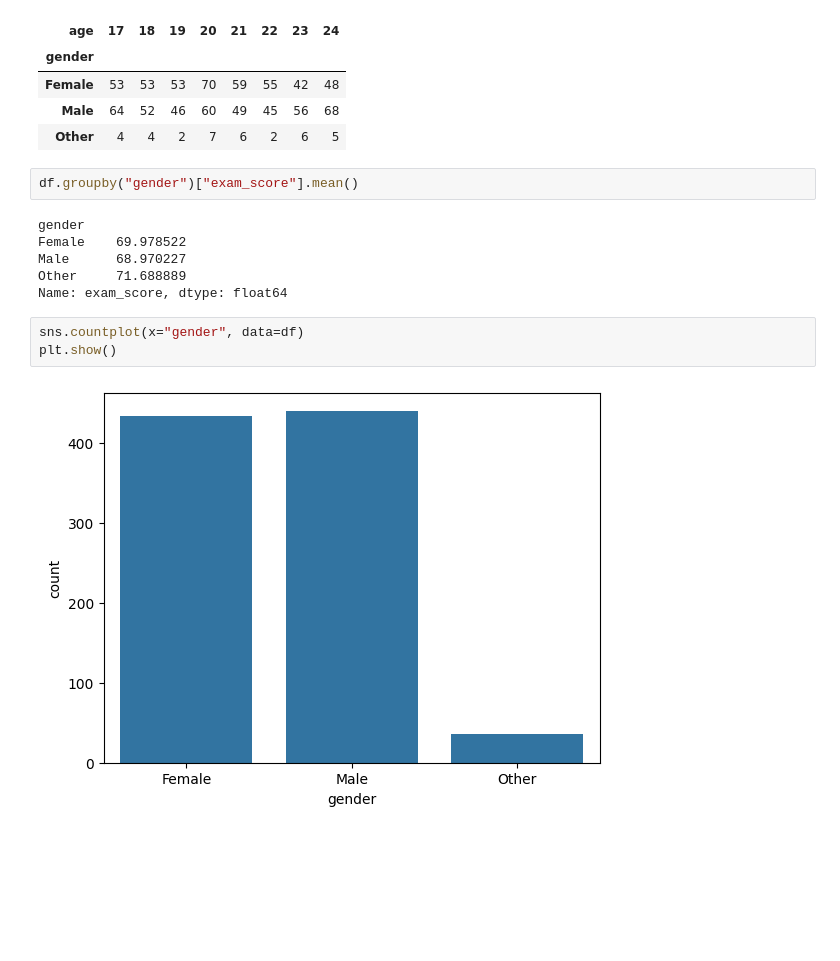
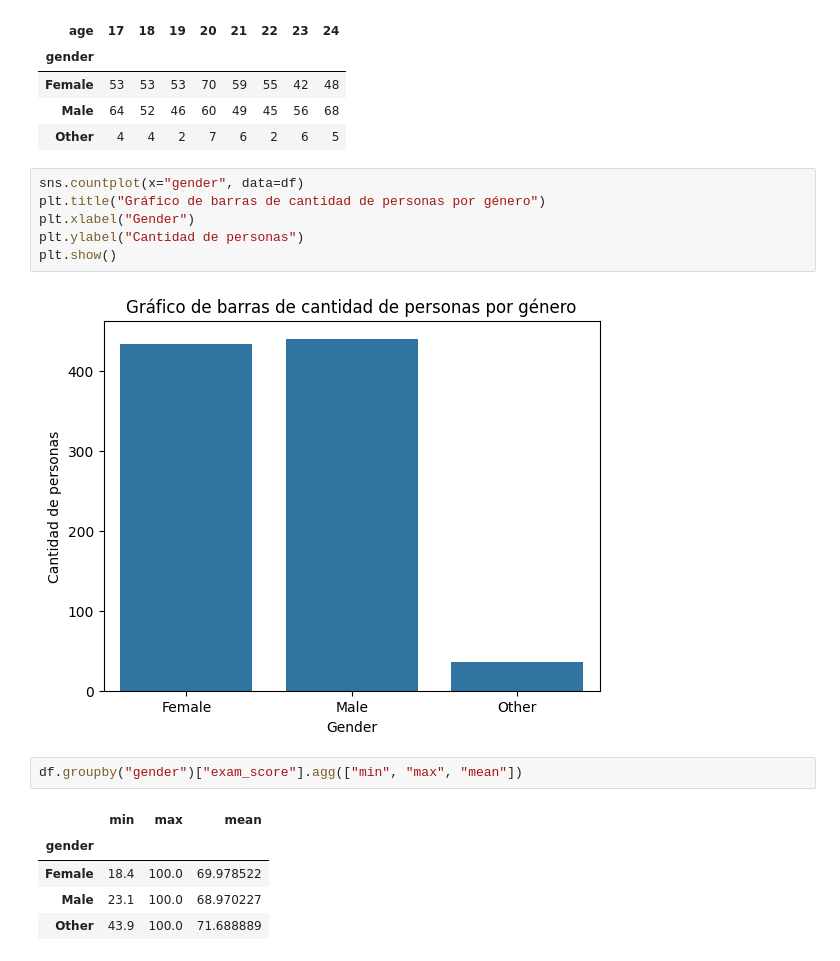
Before and after one commit to Gragas1v9/Trabajo-Estaca, a Jupyter notebook: Grupo_11.ipynb, the cells around one changed output. Saved outputs shown, nothing was run; the diff lists cells and outputs as text; blank space fills up the shorter version.

```diff
--- a/Grupo_11.ipynb
+++ b/Grupo_11.ipynb
@@ -204,18 +232,21 @@ pd.crosstab(df["gender"], df["age"])
 | Female | 53 | 53 | 53 | 70 | 59 | 55 | 42 | 48 |
 | Male | 64 | 52 | 46 | 60 | 49 | 45 | 56 | 68 |
 | Other | 4 | 4 | 2 | 7 | 6 | 2 | 6 | 5 |
+# %%
+sns.countplot(x="gender", data=df)
+plt.title("Gráfico de barras de cantidad de personas por género")
+plt.xlabel("Gender")
+plt.ylabel("Cantidad de personas")
+plt.show()
+# %% [output]
+[figure, added]
 # %%
-df.groupby("gender")["exam_score"].mean()
+df.groupby("gender")["exam_score"].agg(["min", "max", "mean"])
 # %% [output]
-gender
-Female    69.978522
-Male      68.970227
-Other     71.688889
-Name: exam_score, dtype: float64
+|  | min | max | mean |
+| gender |  |  |  |
+| Female | 18.4 | 100.0 | 69.978522 |
+| Male | 23.1 | 100.0 | 68.970227 |
+| Other | 43.9 | 100.0 | 71.688889 |
-# %%
-sns.countplot(x="gender", data=df)
-plt.show()
-# %% [output]
-[figure, removed]
 # %%
 sns.barplot(x="gender", y="exam_score", data=df, estimator="mean")
```
Also changed, not shown: parts of 17 cells of this notebook.
